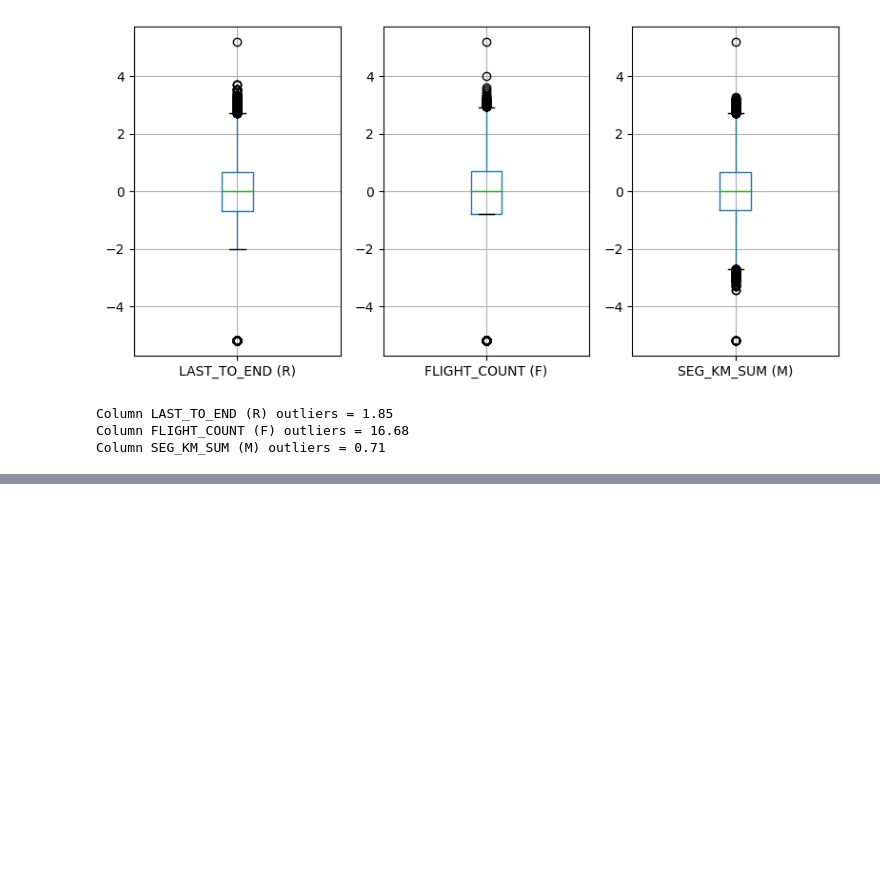
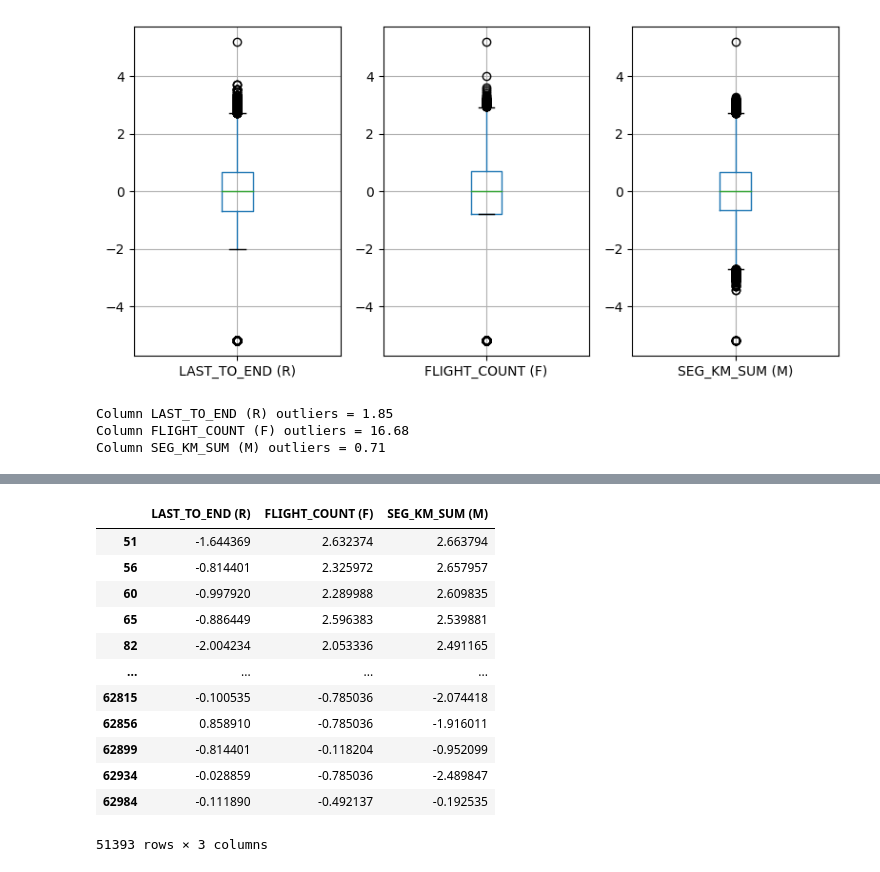
Before and after one commit to jptriciaestella/Skripsi-Kmeans-LTS, a Jupyter notebook: DATASET1/kmeans.ipynb, the cells around one changed output, grey strips where cells are left out. Cells and saved outputs as stored; diff of their text form; code cells hidden in the pictures; blank space fills up the shorter version.

```diff
--- a/DATASET1/kmeans.ipynb
+++ b/DATASET1/kmeans.ipynb
@@ -171,3 +171,10 @@ for i, j in df_scaled.items():
 Column LAST_TO_END (R) outliers = 1.85
 Column FLIGHT_COUNT (F) outliers = 16.68
 Column SEG_KM_SUM (M) outliers = 0.71
+# %%
+Q1 = df_scaled.quantile(0.25)
+Q3 = df_scaled.quantile(0.75)
+IQR = Q3 - Q1
+
+new_df_filtered = df_scaled[~((df_scaled < (Q1 - 1.5 * IQR)) | (df_scaled > (Q3 + 1.5 * IQR))).any(axis=1)]
+print(new_df_filtered)
@@ -173,0 +196,18 @@ Column SEG_KM_SUM (M) outliers = 0.71
+# %%
+new_df_filtered = pd.DataFrame(new_df_filtered, columns=df_scaled.columns)
+
+new_df_filtered
+# %% [output]
+|  | LAST_TO_END (R) | FLIGHT_COUNT (F) | SEG_KM_SUM (M) |
+| 51 | -1.644369 | 2.632374 | 2.663794 |
+| 56 | -0.814401 | 2.325972 | 2.657957 |
+| 60 | -0.997920 | 2.289988 | 2.609835 |
+| 65 | -0.886449 | 2.596383 | 2.539881 |
+| 82 | -2.004234 | 2.053336 | 2.491165 |
+| ... | ... | ... | ... |
+| 62815 | -0.100535 | -0.785036 | -2.074418 |
+| 62856 | 0.858910 | -0.785036 | -1.916011 |
+| 62899 | -0.814401 | -0.118204 | -0.952099 |
+| 62934 | -0.028859 | -0.785036 | -2.489847 |
+| 62984 | -0.111890 | -0.492137 | -0.192535 |
+51393 rows × 3 columns
```
Also changed, not shown: parts of 1 cell of this notebook.
